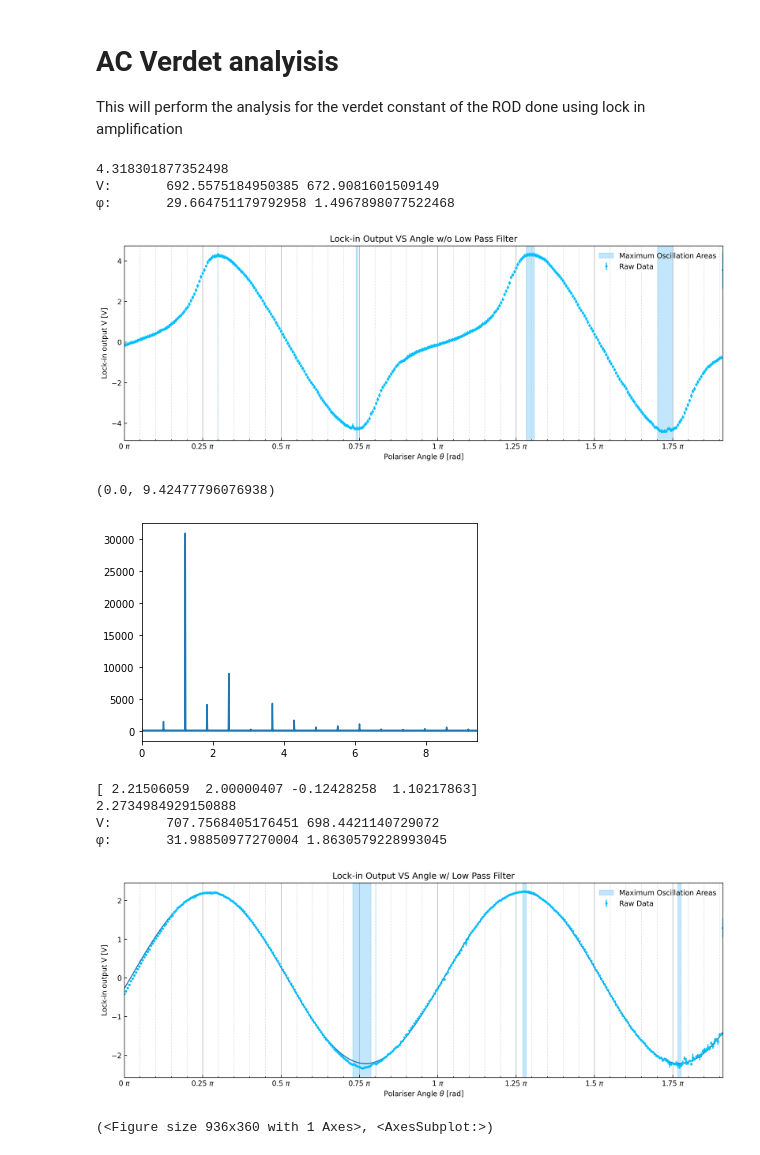
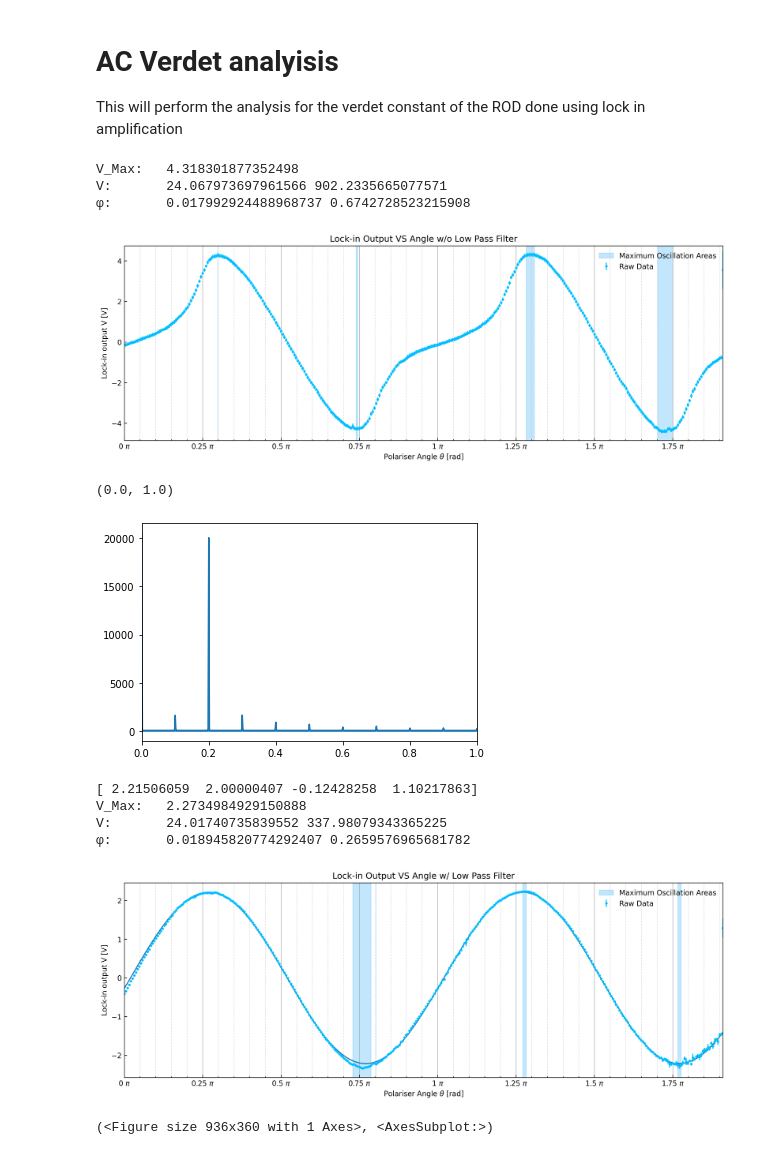
Before and after one commit to PanosEconomou/advanced-lab, a Jupyter notebook: 2.Faraday-Rotation/1.Lab-Data/7.FARADAY__Mar-29-2021__14-40-24/7.AC_ANALYSIS.ipynb, the cells around one changed output. Saved outputs shown, nothing was run; the diff lists cells and outputs as text; code cells hidden in the pictures.

```diff
--- a/2.Faraday-Rotation/1.Lab-Data/7.FARADAY__Mar-29-2021__14-40-24/7.AC_ANALYSIS.ipynb
+++ b/2.Faraday-Rotation/1.Lab-Data/7.FARADAY__Mar-29-2021__14-40-24/7.AC_ANALYSIS.ipynb
@@ -215,7 +216,7 @@ params = {
     'G_preamp'     : 10,             # Preamplifier Gain
     'G_filter'     : 1,              # Low Pass filter Gain
     'G_lock_in'    : 20,             # Lock in Gain
-    'K_lock_in'    : 1/2,            # Lock in Constant
+    'K_lock_in'    : 1/10,            # Lock in Constant
     'G_lp_amp'     : 20,             # Lock in, low pass amplifier gain
     'K_solenoid'   : 0.011,          # Solenoid constant in T/A
     'Length'       : 10.175e-2,      # Material length in the solenoid in m
@@ -259,27 +260,27 @@ fig,ax = plot_VA(angles=angles,V=voltage,V_std=voltage_std,directory=directory,a
 # Calculate Verdet constant
 V,V_std, Phi,Phi_std = calc_verdet_ac(voltage,voltage_std,current,current_std,average=0.99,params=params)
 
-print("V:\t",V*np.pi/180,V_std*np.pi/180) # 21.0 rad/Tm
+print("V:\t",V,V_std) # 21.0 rad/Tm
 print("φ:\t",Phi,Phi_std)
 # %% [output]
-4.318301877352498
-V:       692.5575184950385 672.9081601509149
-φ:       29.664751179792958 1.4967898077522468
+V_Max:   4.318301877352498
+V:       24.067973697961566 902.2335665077571
+φ:       0.017992924488968737 0.6742728523215908
 [figure]
 # %%
 # plt.plot(fit_angles,fit_voltage)
 # plt.xlim(0,10)
 
 import numpy.fft as fft
 
 F = fft.fft(fit_voltage)
-Freq = fft.fftfreq(len(fit_voltage),fit_voltage[2]-fit_voltage[1])
+Freq = fft.fftfreq(len(fit_voltage),fit_voltage[2]-fit_voltage[1])q
 
 plt.plot(Freq*np.pi,abs(F))
-plt.xlim(0,3*np.pi)
+plt.xlim(0,1)
 # %% [output]
-(0.0, 9.42477796076938)
+(0.0, 1.0)
-[figure, old version]
+[figure, new version]
 # %%
 # Set the directory with the measurements
 directory = 'AC_VERDET_ROD_LPF'
@@ -292,7 +293,7 @@ params = {
     'G_preamp'     : 10,             # Preamplifier Gain
     'G_filter'     : 10,             # Low Pass filter Gain
     'G_lock_in'    : 20,             # Lock in Gain
-    'K_lock_in'    : 1/2,            # Lock in Constant
+    'K_lock_in'    : 1/10,           # Lock in Constant
     'G_lp_amp'     : 20,             # Lock in, low pass amplifier gain
     'K_solenoid'   : 0.011,          # Solenoid constant in T/A
     'Length'       : 10.175e-2,      # Material length in the solenoid in m
@@ -337,13 +338,13 @@ ax.plot(angles/180, fit(angles/180*np.pi,*pars)-pars[-1])
 # Calculate Verdet constant
 V,V_std, Phi,Phi_std = calc_verdet_ac(voltage,voltage_std,current,current_std,average=avg,params=params)
 
-print("V:\t",V*np.pi/180,V_std*np.pi/180) # 21.0 rad/Tm
+print("V:\t",V,V_std) # 21.0 rad/Tm
 print("φ:\t",Phi,Phi_std)
 # %% [output]
 [ 2.21506059  2.00000407 -0.12428258  1.10217863]
-2.2734984929150888
-V:       707.7568405176451 698.4421140729072
-φ:       31.98850977270004 1.8630579228993045
+V_Max:   2.2734984929150888
+V:       24.01740735839552 337.98079343365225
+φ:       0.018945820774292407 0.2659576965681782
 [figure]
 # %%
 ang=60
```
Also changed, not shown: parts of 1 cell of this notebook.
